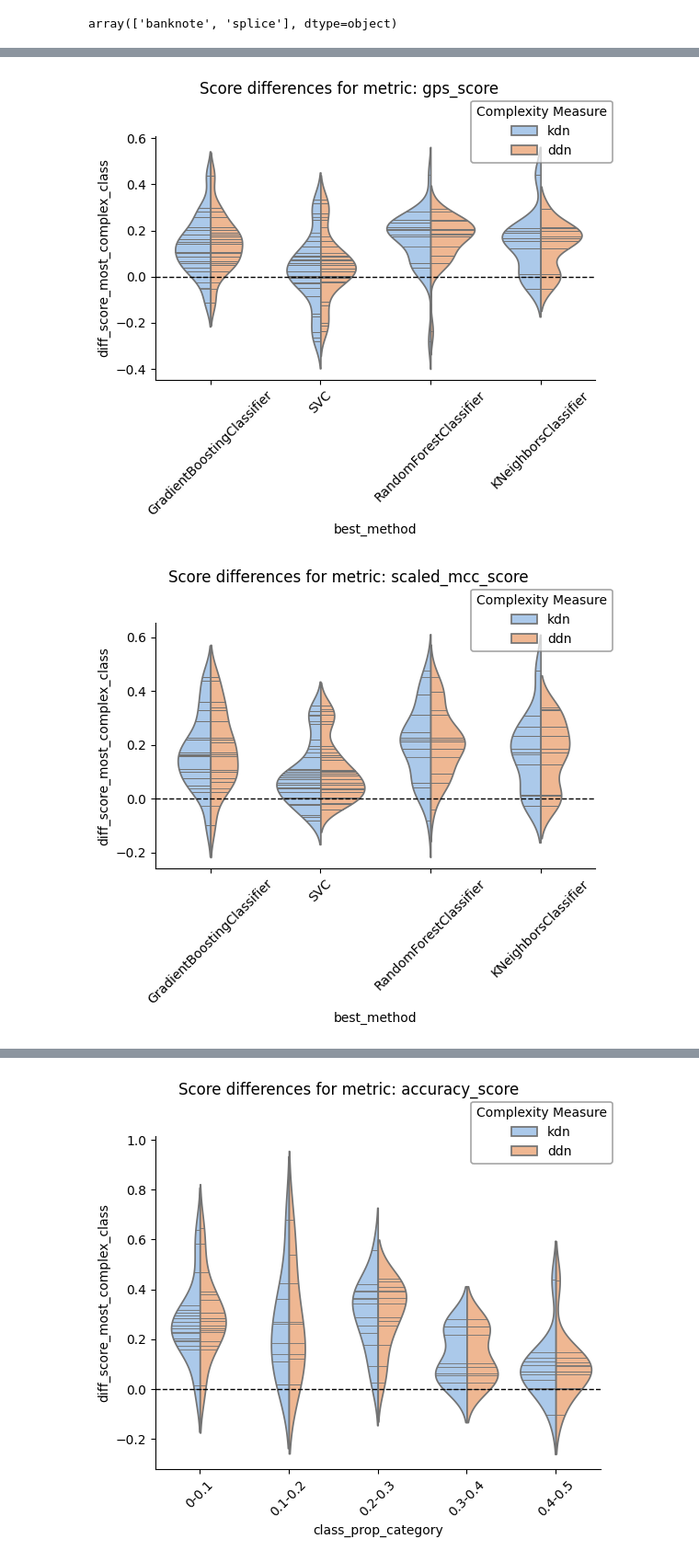
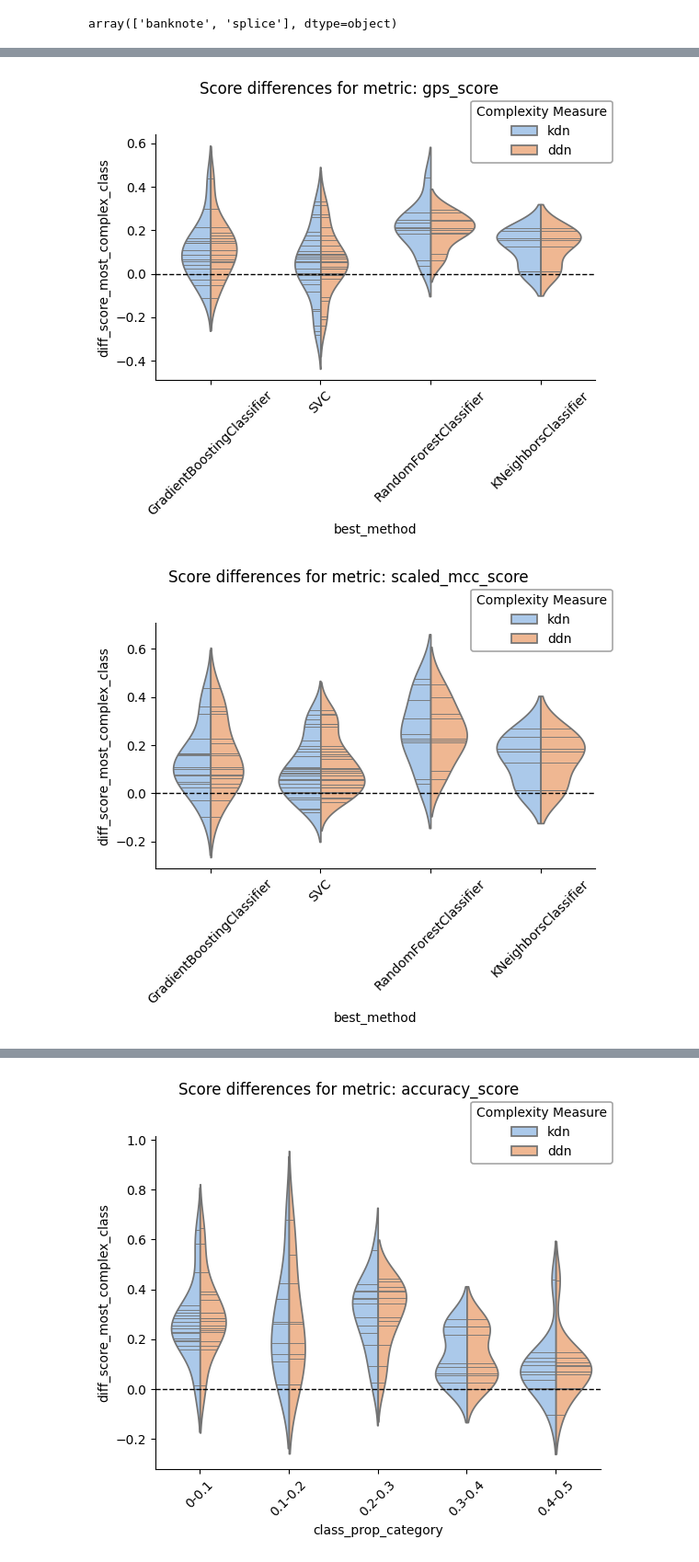
Before and after one commit to URJCDSLab/dynamic_disagreeing_neighbors, a Jupyter notebook: notebooks/complexity_across_models_and_imbalance.ipynb, the cells around one changed output, grey strips where cells are left out. Shown at 92% size. Drawn from its saved outputs; the diff is of its cells as text; code cells hidden in the pictures.

```diff
--- a/notebooks/complexity_across_models_and_imbalance.ipynb
+++ b/notebooks/complexity_across_models_and_imbalance.ipynb
@@ -39,0 +107,2 @@ array(['banknote', 'splice'], dtype=object)
+# %%
+df_merged = prepare_data(df_description, df_score_differences, df_performance_results, 1)
@@ -40,3 +137,3 @@ array(['banknote', 'splice'], dtype=object)
 # %%
-plot_score_differences(df_score_differences, df_performance_results, 1, diff='diff_score_most_complex_class')
+plot_score_differences(df_merged, diff='diff_score_most_complex_class', x_var='best_method')
 # %% [output]
@@ -45,2 +142,2 @@ plot_score_differences(df_score_differences, df_performance_results, 1, diff='di
-[figure, old version]
+[figure, new version]
-[figure, old version]
+[figure, new version]
```
Also changed, not shown: parts of 14 cells of this notebook, 1 other file.
